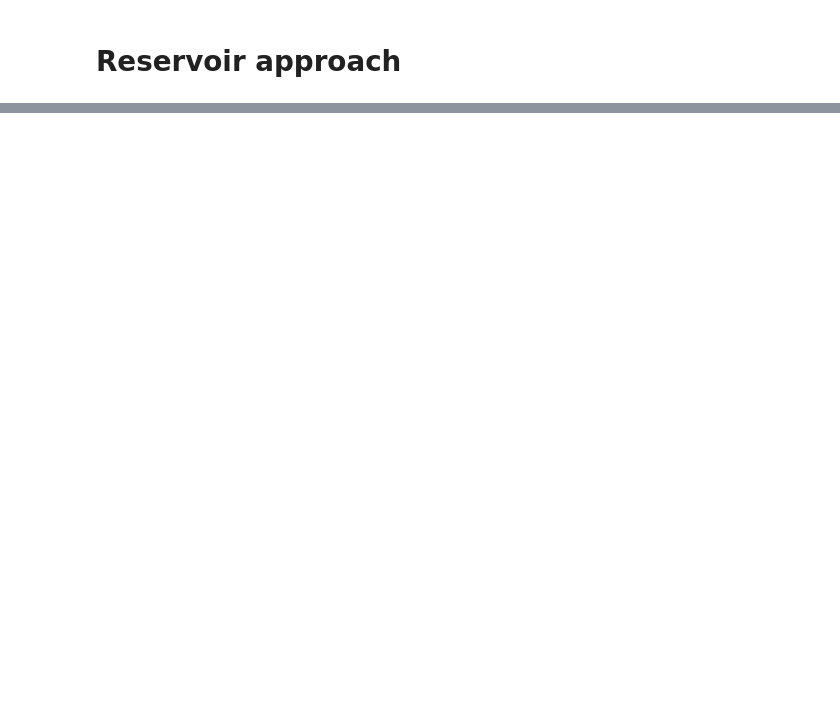
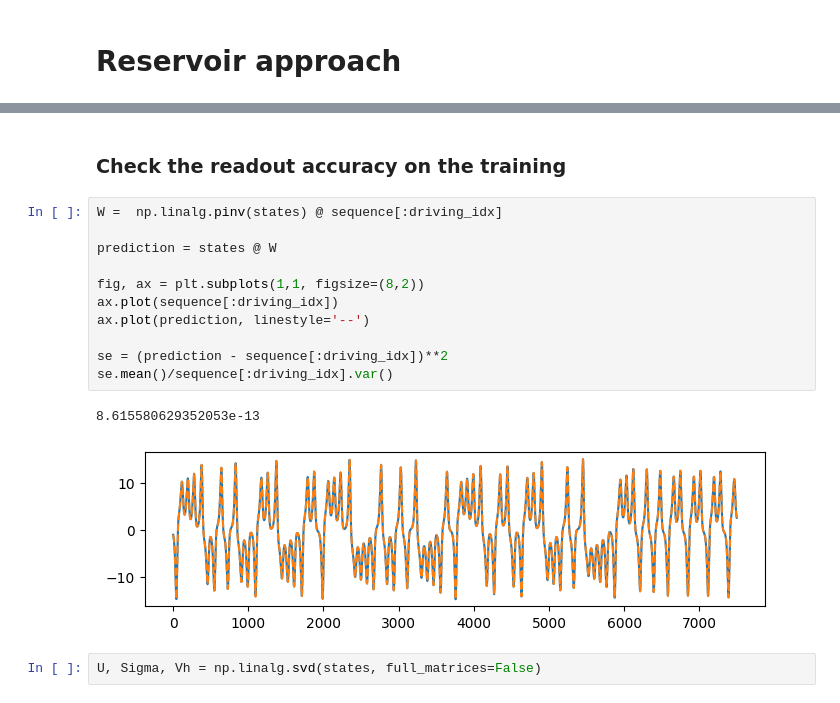
Before and after one commit to janko-petkovic/drawer, a Jupyter notebook: notebooks/rngnetwork.ipynb, the cells around one changed output, grey strips where cells are left out. Cells and saved outputs as stored; diff of their text form; blank space fills up the shorter version.

```diff
--- a/notebooks/rngnetwork.ipynb
+++ b/notebooks/rngnetwork.ipynb
@@ -311,0 +311,18 @@ plt.subplots_adjust(hspace=0.4, wspace=0.3)
+# %% [markdown]
+### Check the readout accuracy on the training
+# %%
+W =  np.linalg.pinv(states) @ sequence[:driving_idx]
+
+prediction = states @ W
+
+fig, ax = plt.subplots(1,1, figsize=(8,2))
+ax.plot(sequence[:driving_idx])
+ax.plot(prediction, linestyle='--')
+
+se = (prediction - sequence[:driving_idx])**2
+se.mean()/sequence[:driving_idx].var()
+# %% [output]
+8.615580629352053e-13
+[figure, added]
+# %%
+U, Sigma, Vh = np.linalg.svd(states, full_matrices=False)
```
Also changed, not shown: parts of 20 cells of this notebook, 20 other files.
